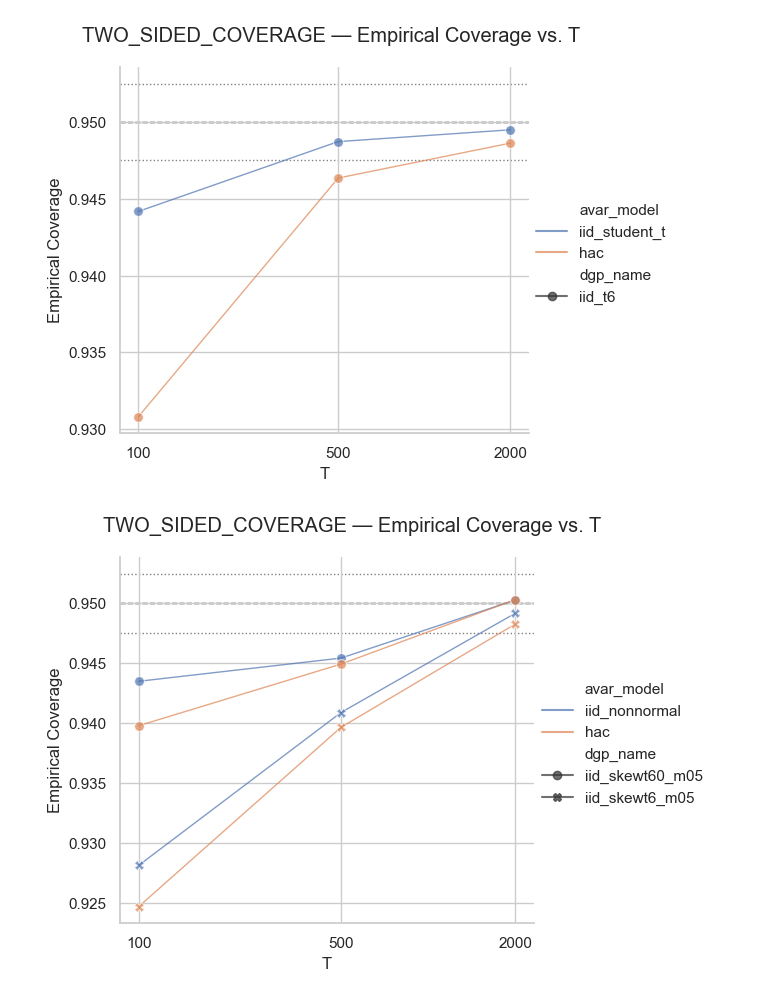
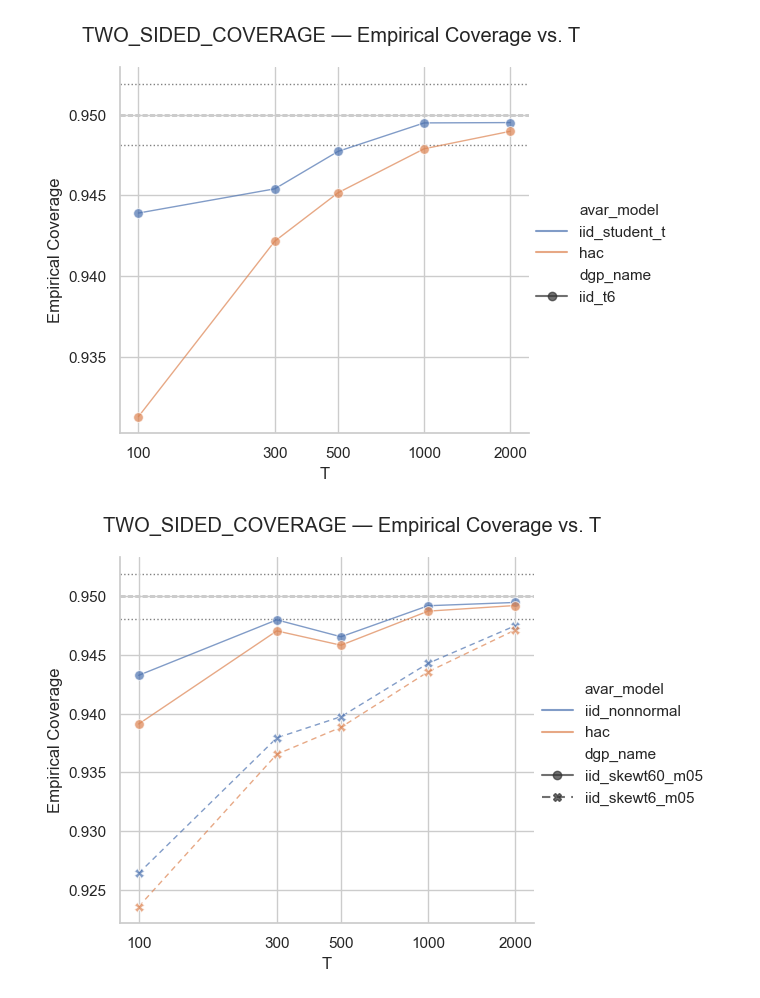
Before and after one commit to Fabro2701/sharpe_ratio_TFM, a Jupyter notebook: notebooks/presentation/hac.ipynb, the cells around one changed output. Cells and saved outputs as stored; diff of their text form; code cells hidden in the pictures.

Commit message:
hac fix 1st part scenarios

```diff
--- a/notebooks/presentation/hac.ipynb
+++ b/notebooks/presentation/hac.ipynb
@@ -12,6 +14,10 @@ DGP_EXAMPLES["ar_garch"]=lambda: ARGARCHProcess()
 # %%
 # name : (dgp_names, model_short_names)
 scenarios = {
+    "normal_hac": (
+        ["iid_normal"],
+        ["iid_normal", "hac"],
+    ),
     "tails_hac": (
         ["iid_t6"],
         ["iid_student_t", "hac"],
@@ -25,26 +31,35 @@ scenarios = {
         ["ar1_normal", "hac"],
     ),
     "hetero_tails_hac": (
-        ["garch_normal"],
+        ["garch"],
         ["garch11", "hac"],
     ),
     "serial_hetero_hac": (
         ["ar_garch"],
-        ["ar1_nonnormal", "hac"],
+        ["ar1_garch11", "hac"],
     ),
 }
 
 parameters = {
     "n_sim": [1_000, 10_000, 30_000],
-    "T":     [100, 500, 2_000],
+    "T":     [100, 300, 500, 1_000, 2_000],
 }
 # %%
-N_SIM  = 30_000
-N_JOBS = 8
+N_SIM  = 50_000
+N_JOBS = -1
 param_name = "T"
 param_values = parameters[param_name]
 
 experiments = {
+    "normal_hac": ExperimentSpec(# T_default: int = 500, for all
+        scenario   = scenarios["normal_hac"],
+        param_name = param_name,
+        param_values = param_values,
+        study_type = StudyType.TWO_SIDED_COVERAGE,
+        calib_sigma   = 1.0,
+        n_default  = N_SIM,
+        n_jobs = N_JOBS,
+    ),
     "tails_hac": ExperimentSpec(
         scenario   = scenarios["tails_hac"],
         param_name = param_name,
@@ -89,6 +104,7 @@ experiments = {
         study_type = StudyType.TWO_SIDED_COVERAGE,
         calib_sigma   = 1.0,
         n_default  = N_SIM,
+        th_moments = True,
         n_jobs = N_JOBS,
     ),
 }
@@ -128,3 +141,7 @@ line_plot_kargs = dict(reverse=False,
                        log=True,
                        xticks=param_values)
 folder = PLOTS_DIR / "hac"
+# %%
+run_analysis(experiments, "normal_hac", alpha=0.05, plot_mask=[0,0,1],
+             savefig_folder=folder,
+             line_plot_kargs=line_plot_kargs)
@@ -133,14 +152,14 @@ run_analysis(experiments, "tails_hac", alpha=0.05, plot_mask=[0,0,1],
              savefig_folder=folder,
              line_plot_kargs=line_plot_kargs)
 # %% [output]
-[figure, old version]
+[figure, new version]
 # %%
 run_analysis(experiments, "skew_hac", alpha=0.05, plot_mask=[0,0,1],
              savefig_folder=folder,
              line_plot_kargs=line_plot_kargs |
-             dict(markers=['o', 'X']))
+             dict(markers=['o', 'X'], dashes=["",(4, 3)]))
 # %% [output]
-[figure, old version]
+[figure, new version]
 # %%
 run_analysis(experiments, "serial_hac", alpha=0.05, plot_mask=[0,0,1],
              savefig_folder=folder,
```
Also changed, not shown: parts of 6 cells of this notebook.
